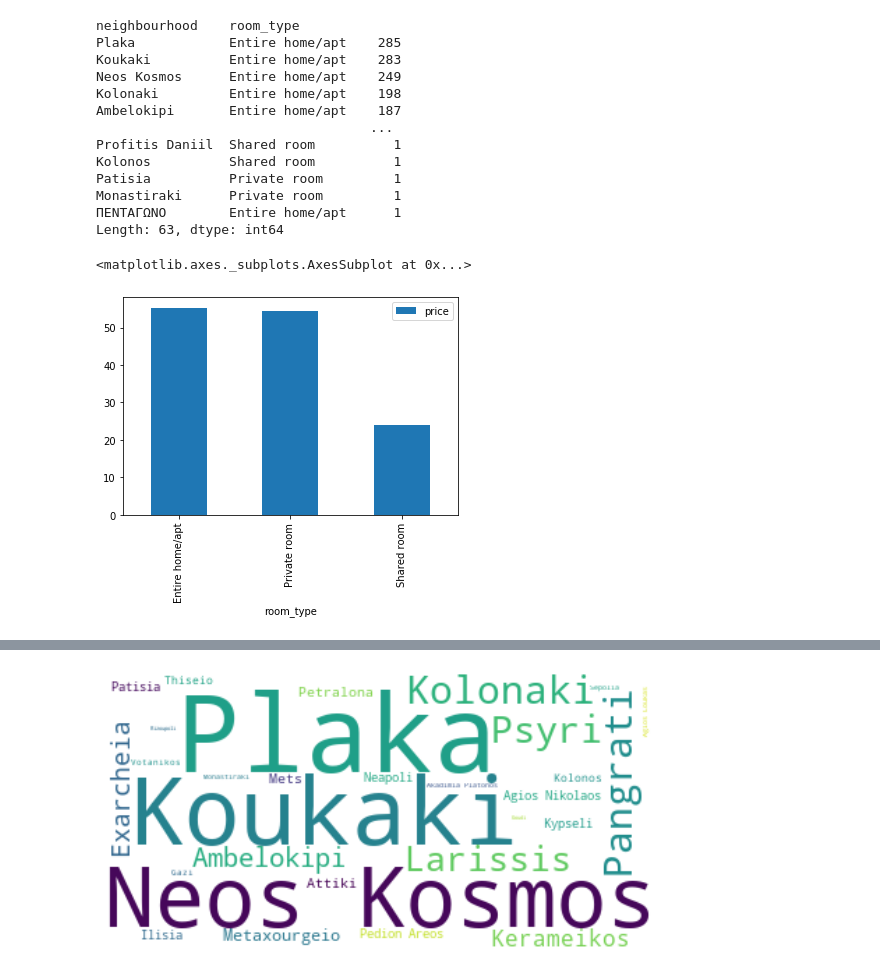
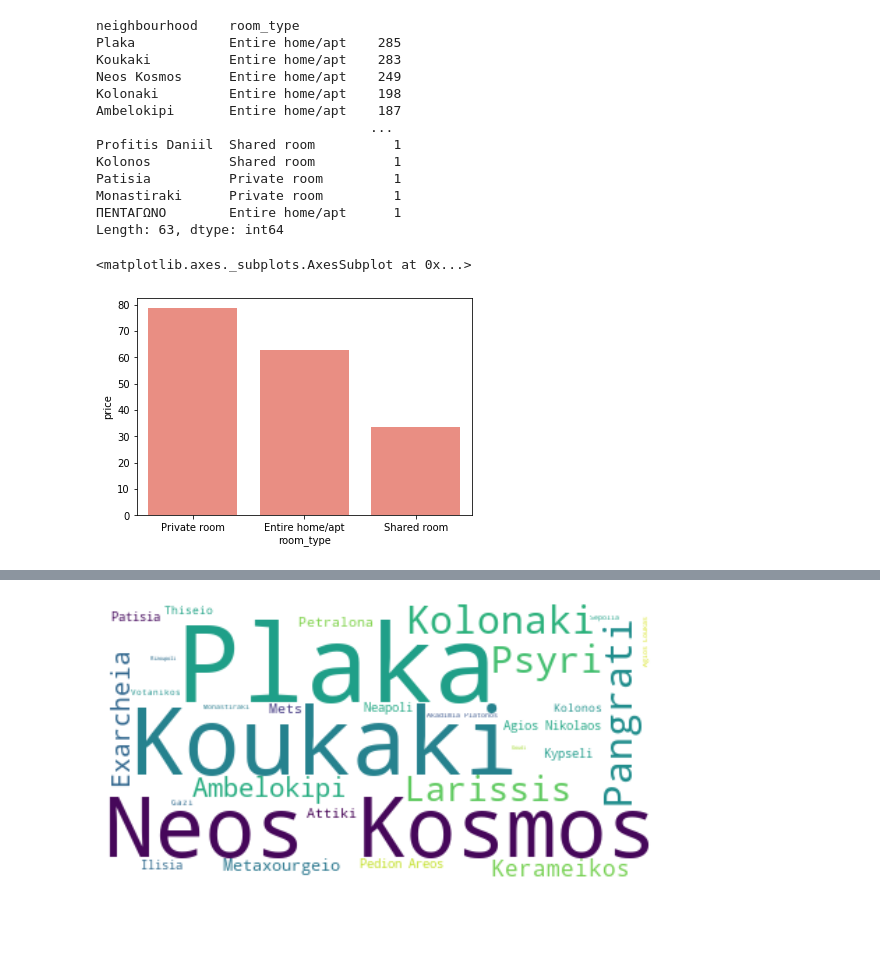
Before and after one commit to Myrto-Iglezou/Airbnb-Data-Analysis-, a Jupyter notebook: dm_project_1.ipynb, the cells around one changed output, grey strips where cells are left out. Saved outputs shown, nothing was run; the diff lists cells and outputs as text; code cells hidden in the pictures; blank space fills up the shorter version.

```diff
--- a/dm_project_1.ipynb
+++ b/dm_project_1.ipynb
@@ -28,8 +30,8 @@ from nltk.stem import WordNetLemmatizer,PorterStemmer
 months = ['\\april','\\febrouary','\march']
 months2 = ['febrouary','march','april']
 files = ['\listings.csv','\listings0.csv']
-# inputPath= r"C:\Users\myrto\Desktop\data"
-inputPath= r"C:\Users\nikol\Desktop\dataMining_p1\data\data"
+inputPath= r"C:\Users\myrto\Desktop\data"
+#inputPath= r"C:\Users\nikol\Desktop\dataMining_p1\data\data"
 columnlist = ['id','zipcode','transit','bedrooms','beds','review_scores_rating','number_of_reviews','neighbourhood','name','latitude','longitude','last_review','instant_bookable','host_since','host_response_rate','host_identity_verified','host_has_profile_pic','first_review','description','city','cancellation_policy','bed_type','bathrooms','accommodates','amenities','room_type','property_type','price','availability_365','minimum_nights','host_id']
 
 framelist = []
@@ -58,4 +60,4 @@ df.fillna(method='backfill',inplace=True)
 df.dropna(inplace=True)
 df.to_csv("train.csv")
 
-df.isna().sum()
+# df.isna().sum()
@@ -176,12 +175,13 @@ Monastiraki      Private room         1
 Length: 63, dtype: int64
 # %%
 # 8
-tempdf = df[['room_type','host_id','price']]
-tempdf.drop_duplicates(subset='host_id',inplace=True)
-tempdf.groupby(by=['room_type'],as_index=False).agg({'price':'mean'}).sort_values(['price'],ascending=False,ignore_index=True).plot.bar(x='room_type')
+tempdf = df[['room_type','id','price']]
+tempdf.drop_duplicates(subset='id',inplace=True)
+temp = tempdf.groupby(by=['room_type'],as_index=False).agg({'price':'mean'}).sort_values(['price'],ascending=False,ignore_index=True)
+sbn.barplot(x='room_type',y='price', data=temp, color="salmon")
 # %% [output]
 <matplotlib.axes._subplots.AxesSubplot at 0x...>
-[figure, old version]
+[figure, new version]
 # %%
 # 9
 latitude = []
```
Also changed, not shown: parts of 13 cells of this notebook.
